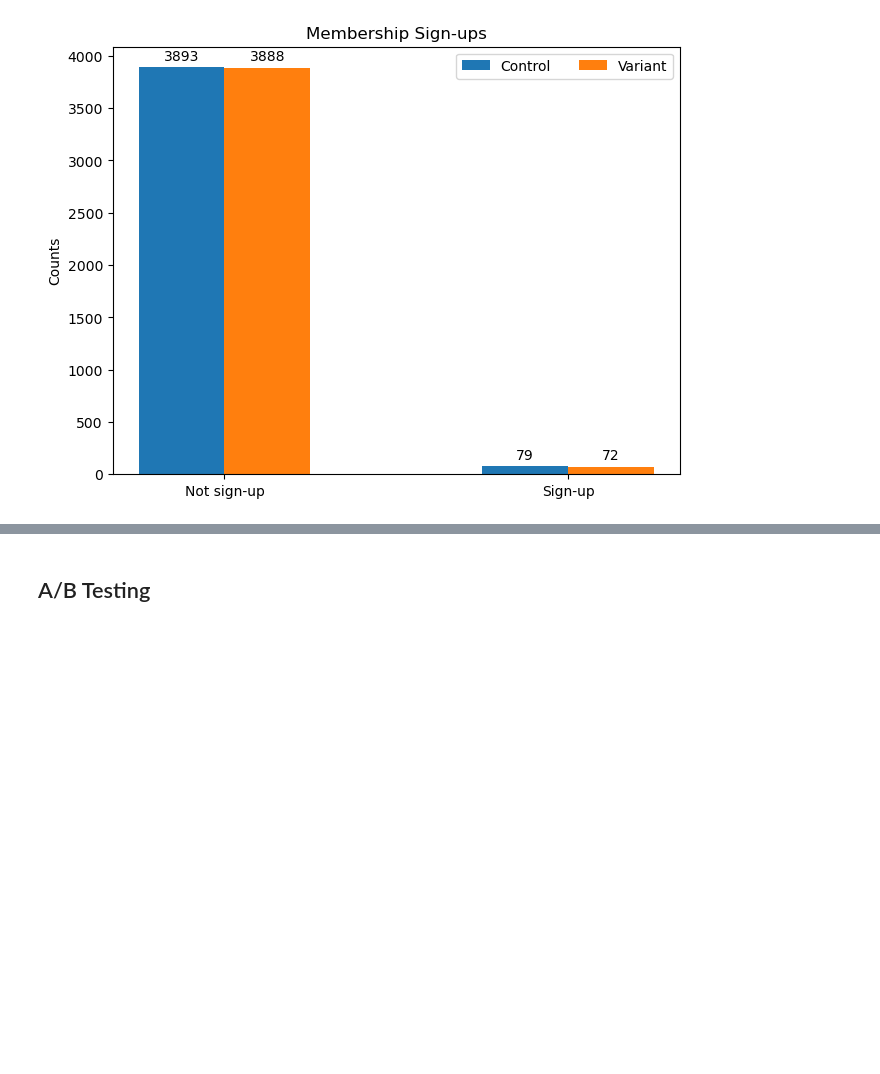
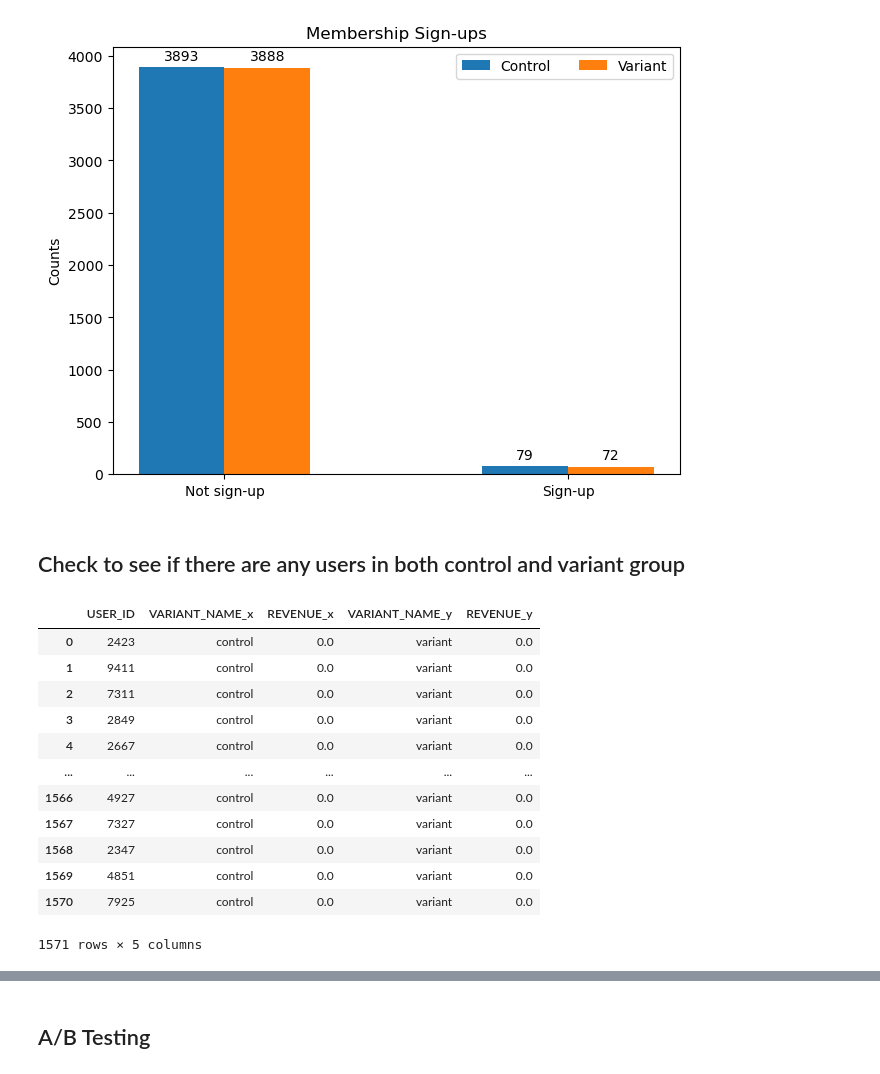
Before and after one commit to kpnguyen21/erdos-AB-testing, a Jupyter notebook: EDA_old.ipynb, the cells around one changed output, grey strips where cells are left out. Drawn from its saved outputs; the diff is of its cells as text; code cells hidden in the pictures; blank space fills up the shorter version.

```diff
--- a/EDA.ipynb
+++ b/EDA_old.ipynb
@@ -452,3 +446,5 @@ ax.legend(loc='upper right', ncols=3)
 plt.show()
 # %% [output]
 [figure]
+# %% [markdown]
+## Check to see if there are any users in both control and variant group
@@ -454,0 +453,16 @@ plt.show()
+# %%
+df_intersection_test
+# %% [output]
+|  | USER_ID | VARIANT_NAME_x | REVENUE_x | VARIANT_NAME_y | REVENUE_y |
+| 0 | 2423 | control | 0.0 | variant | 0.0 |
+| 1 | 9411 | control | 0.0 | variant | 0.0 |
+| 2 | 7311 | control | 0.0 | variant | 0.0 |
+| 3 | 2849 | control | 0.0 | variant | 0.0 |
+| 4 | 2667 | control | 0.0 | variant | 0.0 |
+| ... | ... | ... | ... | ... | ... |
+| 1566 | 4927 | control | 0.0 | variant | 0.0 |
+| 1567 | 7327 | control | 0.0 | variant | 0.0 |
+| 1568 | 2347 | control | 0.0 | variant | 0.0 |
+| 1569 | 4851 | control | 0.0 | variant | 0.0 |
+| 1570 | 7925 | control | 0.0 | variant | 0.0 |
+1571 rows × 5 columns
```
Also changed, not shown: parts of 18 cells of this notebook, 1 other file.
